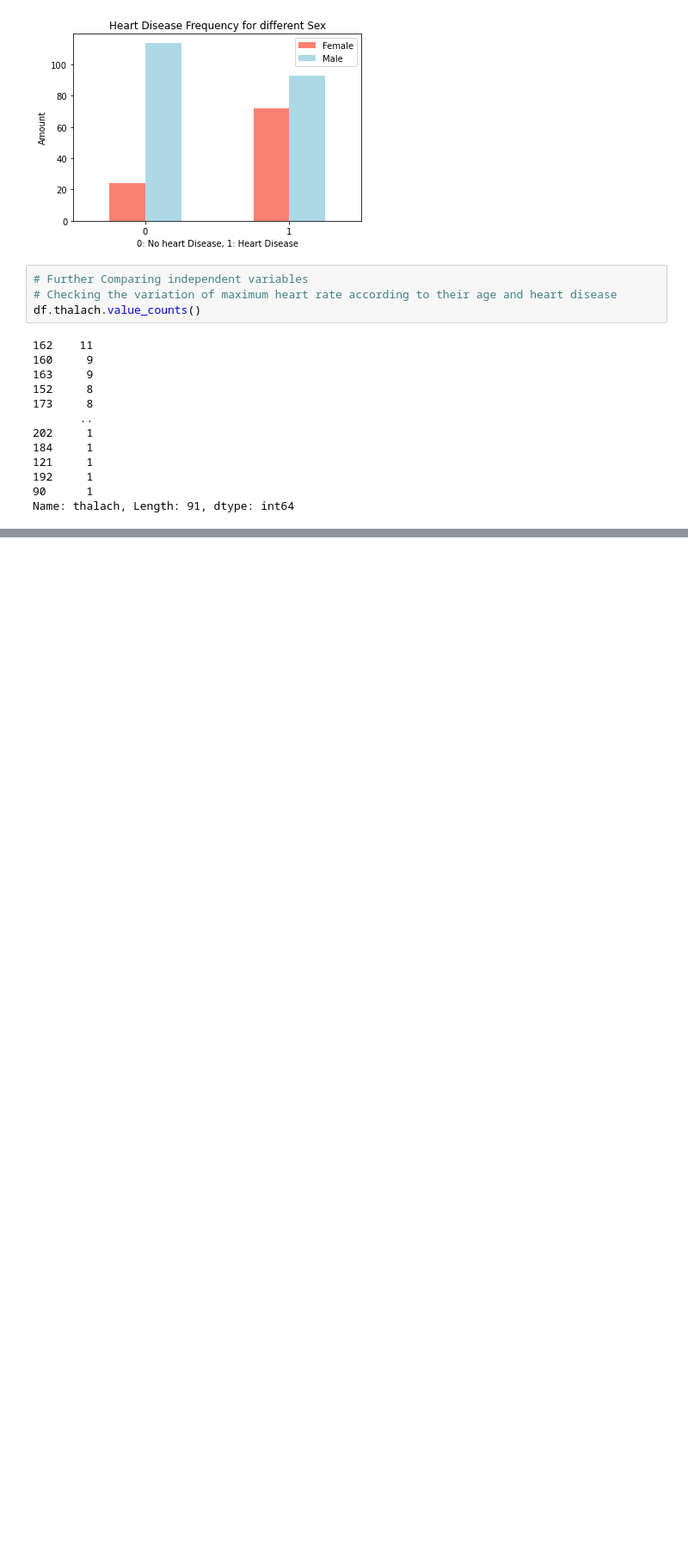
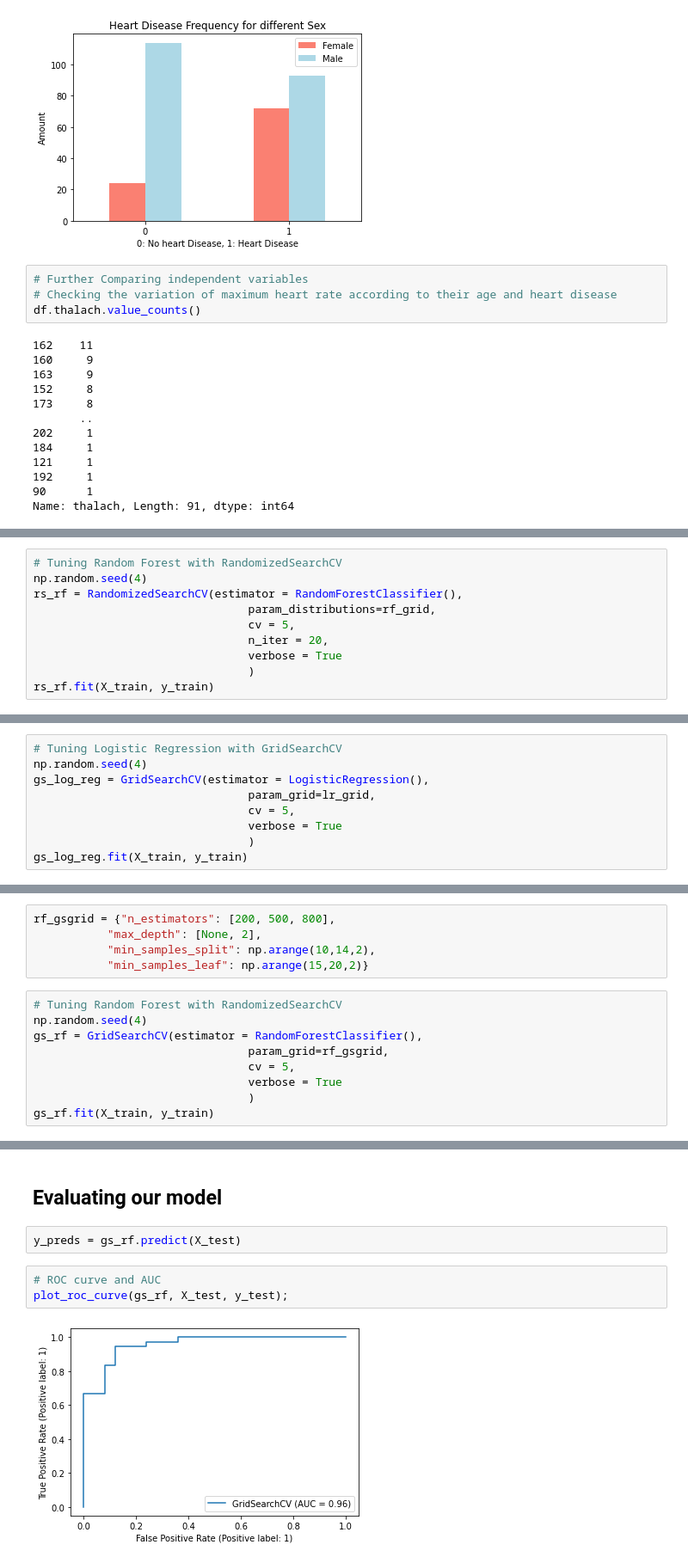
Before and after one commit to VisaalPathak/Heart_disease_project, a Jupyter notebook: heart_diseases_classification.ipynb, the cells around one changed output, grey strips where cells are left out. Shown at 86% size. Cells and saved outputs as stored; diff of their text form; blank space fills up the shorter version.

```diff
--- a/heart_diseases_classification.ipynb
+++ b/heart_diseases_classification.ipynb
@@ -233,0 +425,10 @@ plt.show()
+# %%
+# Tuning Random Forest with RandomizedSearchCV
+np.random.seed(4)
+rs_rf = RandomizedSearchCV(estimator = RandomForestClassifier(),
+                                param_distributions=rf_grid,
+                                cv = 5,
+                                n_iter = 20,
+                                verbose = True
+                                )
+rs_rf.fit(X_train, y_train)
@@ -233,0 +454,9 @@ plt.show()
+# %%
+# Tuning Logistic Regression with GridSearchCV
+np.random.seed(4)
+gs_log_reg = GridSearchCV(estimator = LogisticRegression(),
+                                param_grid=lr_grid,
+                                cv = 5,
+                                verbose = True
+                                )
+gs_log_reg.fit(X_train, y_train)
@@ -233,0 +481,14 @@ plt.show()
+# %%
+rf_gsgrid = {"n_estimators": [200, 500, 800],
+           "max_depth": [None, 2],
+           "min_samples_split": np.arange(10,14,2),
+           "min_samples_leaf": np.arange(15,20,2)}
+# %%
+# Tuning Random Forest with RandomizedSearchCV
+np.random.seed(4)
+gs_rf = GridSearchCV(estimator = RandomForestClassifier(),
+                                param_grid=rf_gsgrid,
+                                cv = 5,
+                                verbose = True
+                                )
+gs_rf.fit(X_train, y_train)
@@ -233,0 +514,9 @@ plt.show()
+# %% [markdown]
+## Evaluating our model
+# %%
+y_preds = gs_rf.predict(X_test)
+# %%
+# ROC curve and AUC
+plot_roc_curve(gs_rf, X_test, y_test);
+# %% [output]
+[figure, added]
```
Also changed, not shown: parts of 52 cells of this notebook.
